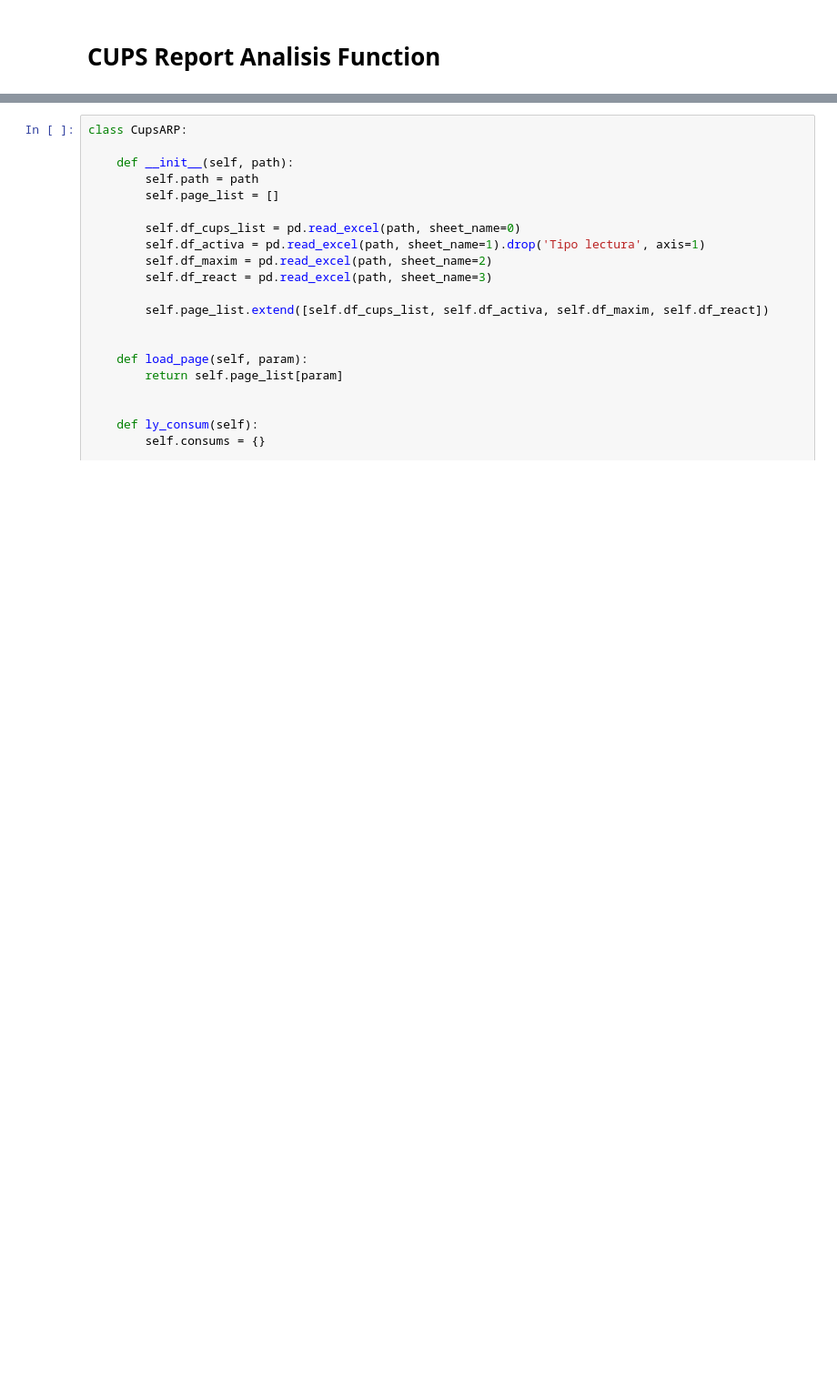
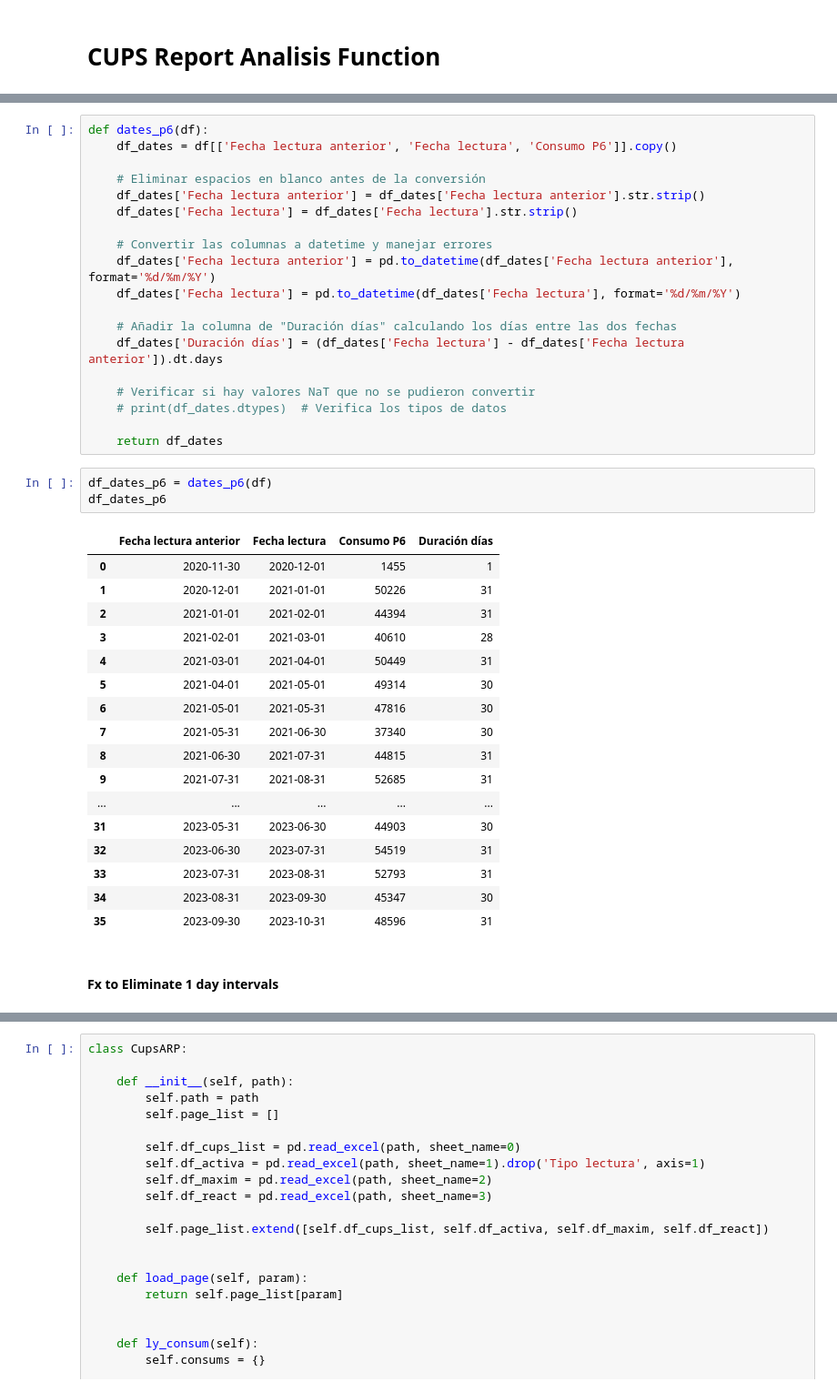
Before and after one commit to raserr11/CUPX, a Jupyter notebook: functions_dev/CRAF.ipynb, the cells around one changed output, grey strips where cells are left out. Shown: that part at 91% size. Cells and saved outputs as stored; diff of their text form; blank space fills up the shorter version.

```diff
--- a/functions_dev/CRAF.ipynb
+++ b/functions_dev/CRAF.ipynb
@@ -37,0 +60,42 @@ Index(['Fecha lectura anterior', 'Fecha lectura', 'Consumo P1', 'Consumo P2',
+# %%
+def dates_p6(df):
+    df_dates = df[['Fecha lectura anterior', 'Fecha lectura', 'Consumo P6']].copy()
+
+    # Eliminar espacios en blanco antes de la conversión
+    df_dates['Fecha lectura anterior'] = df_dates['Fecha lectura anterior'].str.strip()
+    df_dates['Fecha lectura'] = df_dates['Fecha lectura'].str.strip()
+
+    # Convertir las columnas a datetime y manejar errores
+    df_dates['Fecha lectura anterior'] = pd.to_datetime(df_dates['Fecha lectura anterior'], format='%d/%m/%Y')
+    df_dates['Fecha lectura'] = pd.to_datetime(df_dates['Fecha lectura'], format='%d/%m/%Y')
+
+    # Añadir la columna de "Duración días" calculando los días entre las dos fechas
+    df_dates['Duración días'] = (df_dates['Fecha lectura'] - df_dates['Fecha lectura anterior']).dt.days
+
+    # Verificar si hay valores NaT que no se pudieron convertir
+    # print(df_dates.dtypes)  # Verifica los tipos de datos
+
+    return df_dates
+# %%
+df_dates_p6 = dates_p6(df)
+df_dates_p6
+# %% [output]
+|  | Fecha lectura anterior | Fecha lectura | Consumo P6 | Duración días |
+| 0 | 2020-11-30 | 2020-12-01 | 1455 | 1 |
+| 1 | 2020-12-01 | 2021-01-01 | 50226 | 31 |
+| 2 | 2021-01-01 | 2021-02-01 | 44394 | 31 |
+| 3 | 2021-02-01 | 2021-03-01 | 40610 | 28 |
+| 4 | 2021-03-01 | 2021-04-01 | 50449 | 31 |
+| 5 | 2021-04-01 | 2021-05-01 | 49314 | 30 |
+| 6 | 2021-05-01 | 2021-05-31 | 47816 | 30 |
+| 7 | 2021-05-31 | 2021-06-30 | 37340 | 30 |
+| 8 | 2021-06-30 | 2021-07-31 | 44815 | 31 |
+| 9 | 2021-07-31 | 2021-08-31 | 52685 | 31 |
+| ... | ... | ... | ... | ... |
+| 31 | 2023-05-31 | 2023-06-30 | 44903 | 30 |
+| 32 | 2023-06-30 | 2023-07-31 | 54519 | 31 |
+| 33 | 2023-07-31 | 2023-08-31 | 52793 | 31 |
+| 34 | 2023-08-31 | 2023-09-30 | 45347 | 30 |
+| 35 | 2023-09-30 | 2023-10-31 | 48596 | 31 |
+# %% [markdown]
+#### Fx to Eliminate 1 day intervals
```
Also changed, not shown: parts of 21 cells of this notebook.
